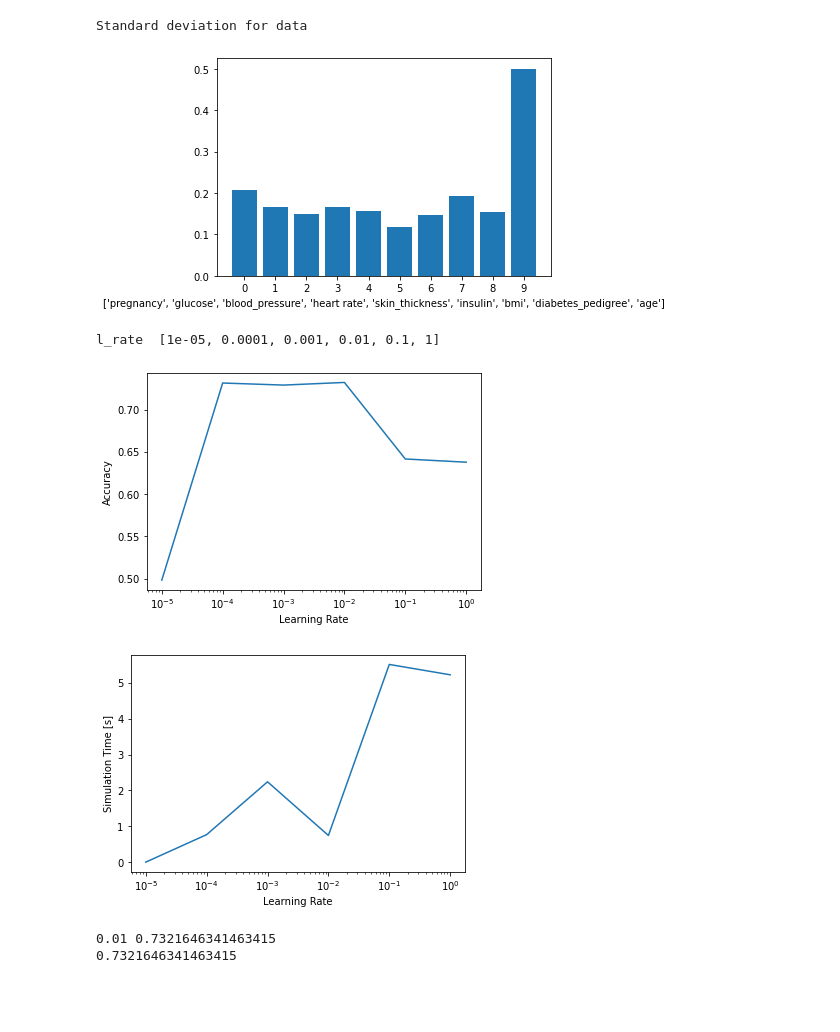
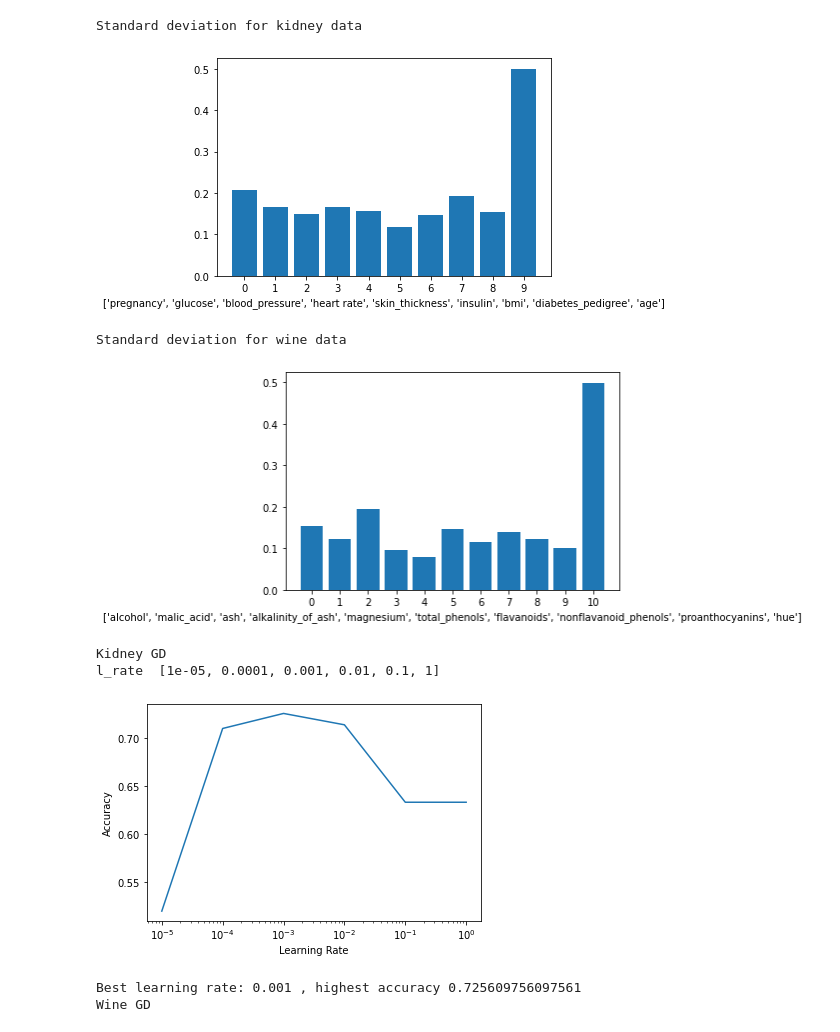
Before and after one commit to alymo8/Ecse551Assignments, a Jupyter notebook: A1/Kidney Disease.ipynb, the cells around one changed output. Saved outputs shown, nothing was run; the diff lists cells and outputs as text; code cells hidden in the pictures; blank space fills up the shorter version.

```diff
--- a/A1/Kidney Disease.ipynb
+++ b/A1/Kidney Disease.ipynb
@@ -6,6 +6,8 @@ import math
 # %%
 kidney_df_pd = pd.read_csv(r'.\Kidney disease.csv')
 kidney_df = np.asarray(kidney_df_pd)
+wine_df_pd = pd.read_csv(r'.\white_wine_quality.csv')
+wine_df = np.asarray(wine_df_pd)
 # %%
 kidney_df_pd.columns = ['pregnancy', 'glucose', 'blood_pressure', 'heart rate',
               'skin_thickness', 'insulin', 'bmi', 'diabetes_pedigree_function', 'age', 'result']
@@ -30,6 +47,8 @@ labels = ['pregnancy', 'glucose', 'blood_pressure', 'heart rate',
 # %%
-class0 = kidney_df[kidney_df[:,9] == 0]
-class1 = kidney_df[kidney_df[:,9] == 1]
+class0_k = kidney_df[kidney_df[:,9] == 0]
+class1_k = kidney_df[kidney_df[:,9] == 1]
+class0_w = wine_df[wine_df[:,10] == 0]
+class1_w = wine_df[wine_df[:,10] == 1]
 # %%
 for i in range(len(kidney_df[0])-1):
   bins = np.linspace(min(kidney_df[i,:]), max(kidney_df[i,:]), 100)
@@ -97,17 +177,25 @@ average of features for class 1 data
 # %%
 std = np.std(kidney_df, axis = 0)
-print("Standard deviation for data")
+print("Standard deviation for kidney data")
 features = np.arange(0,10)
 plt.bar(range(len(std)), std)
 plt.xticks(range(len(features)), features)
-plt.xlabel(labels)
+plt.xlabel(labels_k)
 plt.show()
+
+std = np.std(wine_df, axis = 0)
+print("Standard deviation for wine data")
+features = np.arange(0,11)
+plt.bar(range(len(std)), std)
+plt.xticks(range(len(features)), features)
+plt.xlabel(labels_w)
+plt.show()
 # %% [output]
-Standard deviation for data
+Standard deviation for kidney data
 [figure]
+Standard deviation for wine data
+[figure, added]
 # %%
-
-
 class Model:
 
     def __init__(self, data):
@@ -175,7 +263,7 @@ class Model:
 
         y_predict = []
         for i in range (X_test.shape[0] ):
-          a = math.log(Py1/Py0) - 0.5*mu1.T@sigma_inv@mu1 + 0.5*mu0.T@sigma_inv@mu0 + X_test[i].T@sigma_inv@(mu1-mu0)
+          a = np.float64(math.log(Py1/Py0) - 0.5*mu1.T@sigma_inv@mu1 + 0.5*mu0.T@sigma_inv@mu0 + X_test[i].T@sigma_inv@(mu1-mu0))
           sigmoid = 1/(1+np.exp(-a))
           if sigmoid>=threshold:
             y_predict.append(1)
@@ -189,7 +277,7 @@ class Model:
         w = np.zeros(len(x_train[0]))
         y_train = y_train.flatten()
         def gradient(w):
-          a = x_train @ w
+          a = np.float64(x_train @ w)
           delta = - (y_train - 1/(1+np.exp(-a))).T@x_train + _lambda*np.sign(w)
           return delta
 
@@ -252,29 +340,25 @@ class Model:
 # %%
 import copy
 import time
+import warnings
 
-def run_GD():
-    dataset = kidney_df
+#suppress warnings
+warnings.filterwarnings('ignore')
+
+def run_GD(dataset):
     model = Model(dataset) #lp_data aq_data
-    x = []
-    y = []
-    z = []
-    X_complete = []
-    X_clone = []
+    x,y,z,X_complete,X_clone = [],[],[],[],[]
     best_lr = 0
     max_mean = 0
     X_clone = copy.deepcopy(model.data)
     X_complete = model.add_dummy_feature(X_clone)
     for i in range(-5,1,1):
         l_rate = 10**i
-        start = time.time()
         mean, by_fold, algorithm_used = model.k_fold_cross(X_complete, model.target, 0, l_rate)
-        end = time.time()
         if(mean >= max_mean):
             best_lr = l_rate
             max_mean = mean
         x.append(l_rate)
-        z.append(end-start)
         y.append(mean)
 
     print("l_rate ", x)
@@ -283,20 +367,17 @@ def run_GD():
     plt.xlabel('Learning Rate')
     plt.ylabel('Accuracy')
     plt.show()
-
-    plt.plot(x,z)
-    plt.xscale('log')
-    plt.xlabel('Learning Rate')
-    plt.ylabel('Simulation Time [s]')
-    plt.show()
-    print(best_lr, max(y))
+    print("Best learning rate:", best_lr, ", highest accuracy", max(y))
     return best_lr, max(y)
 # %%
-best_lr, gd_accuracy = run_GD() # Run gradient descent
-print(gd_accuracy)
+print("Kidney GD")
+best_lr_k, gd_accuracy_k = run_GD(kidney_df) # Run gradient descent
+
+print("Wine GD")
+best_lr_w, gd_accuracy_w = run_GD(wine_df) # Run gradient descent
 # %% [output]
+Kidney GD
 l_rate  [1e-05, 0.0001, 0.001, 0.01, 0.1, 1]
-[figure, old version]
+[figure, new version]
-[figure, removed]
-0.01 0.7321646341463415
-0.7321646341463415
+Best learning rate: 0.001 , highest accuracy 0.725609756097561
+Wine GD
```
Also changed, not shown: parts of 17 cells of this notebook.
